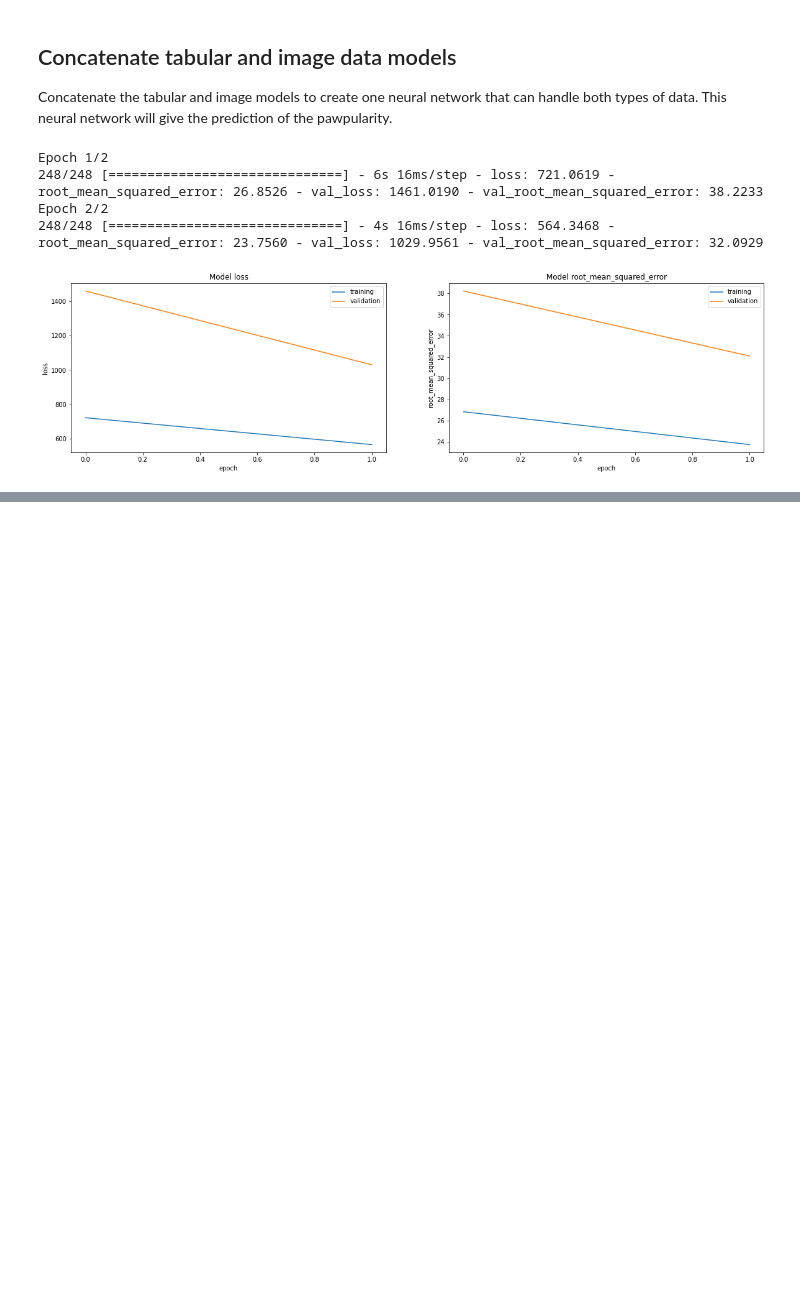
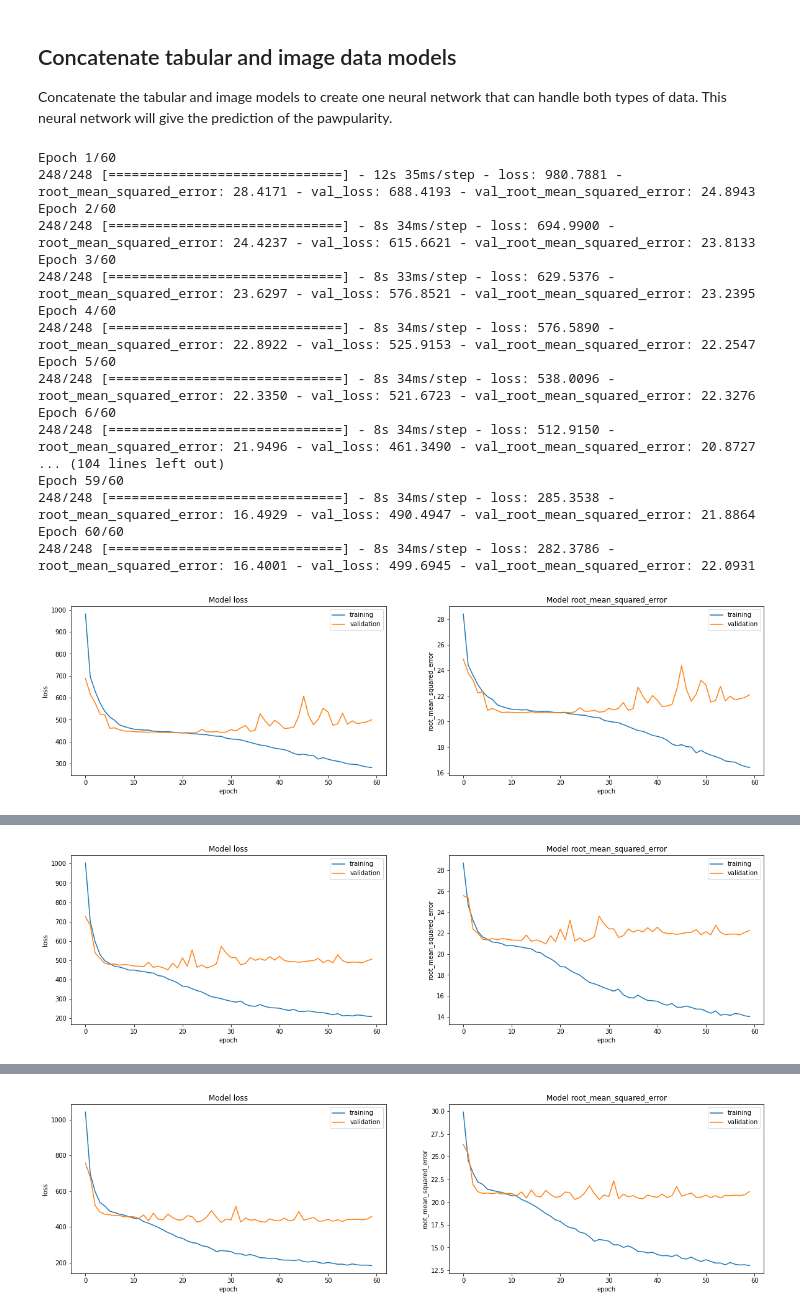
Before and after one commit to ilsefeenstra/CassBenteDemiIlse, a Jupyter notebook: code/Milestone_3/Chapter_9_K_fold.ipynb, the cells around one changed output, grey strips where cells are left out. Drawn from its saved outputs; the diff is of its cells as text; code cells hidden in the pictures; blank space fills up the shorter version.

```diff
--- a/code/Milestone_3/Chapter_9_K_fold.ipynb
+++ b/code/Milestone_3/Chapter_9_K_fold.ipynb
@@ -236,13 +236,13 @@ def build_convol_net(image_size, hidden_nodes):
     model.add(layers.BatchNormalization())
 
     # Create a convolutional layer with relu activation
-    model.add(layers.Dropout(.4))
+    model.add(layers.Dropout(0.4))
     model.add(layers.Conv2D(filters=128, kernel_size=(3,3), activation='relu', padding='same'))
     model.add(layers.MaxPool2D(pool_size=(2,2), strides=2))
     model.add(layers.BatchNormalization())
 
     # Create a convolutional layer with relu activation
-    model.add(layers.Dropout(.4))
+    model.add(layers.Dropout(0.4))
     model.add(layers.Conv2D(filters=256, kernel_size=(3,3), activation='relu', padding='same'))
     model.add(layers.MaxPool2D(pool_size=(2,2), strides=2))
     model.add(layers.BatchNormalization())
@@ -251,12 +251,18 @@ def build_convol_net(image_size, hidden_nodes):
     model.add(layers.Flatten())
 
     # Create a dense layer with relu activations
-    model.add(layers.Dropout(.3))
-    model.add(layers.Dense(units=hidden_nodes, activation="relu"))
+    model.add(layers.Dropout(0.3))
+    model.add(layers.Dense(units=hidden_nodes, activation="relu",
+              kernel_regularizer=regularizers.l2(1e-3),
+              bias_regularizer=regularizers.l2(1e-3),
+              activity_regularizer=regularizers.l2(1e-3)))
 
     # Create a dense layer with relu activations
-    model.add(layers.Dropout(.3))
-    model.add(layers.Dense(units=hidden_nodes, activation="relu"))
+    model.add(layers.Dropout(0.3))
+    model.add(layers.Dense(units=hidden_nodes, activation="relu",
+              kernel_regularizer=regularizers.l2(1e-3),
+              bias_regularizer=regularizers.l2(1e-3),
+              activity_regularizer=regularizers.l2(1e-3)))
 
     return model
 # %%
@@ -305,15 +311,24 @@ def concatenate_models(model1, model2, hidden_nodes):
     concat_input = layers.concatenate([model1.output, model2.output])
 
     # Create hidden layer with relu activation
-    hidden_layer_1 = layers.Dense(hidden_nodes, activation="relu")(concat_input)
+    hidden_layer_1 = layers.Dense(hidden_nodes, activation="relu",
+              kernel_regularizer=regularizers.l2(1e-1),
+              bias_regularizer=regularizers.l2(1e-1),
+              activity_regularizer=regularizers.l2(1e-1))(concat_input)
 
     # Create hidden layer with relu activation
-    drop_out_1 = layers.Dropout(.4)(hidden_layer_1)
-    hidden_layer_2 = layers.Dense(hidden_nodes, activation="relu")(drop_out_1)
+    drop_out_1 = layers.Dropout(0.4)(hidden_layer_1)
+    hidden_layer_2 = layers.Dense(hidden_nodes, activation="relu",
+              kernel_regularizer=regularizers.l2(1e-1),
+              bias_regularizer=regularizers.l2(1e-1),
+              activity_regularizer=regularizers.l2(1e-1))(drop_out_1)
 
     # Create hidden layer with relu activation
-    drop_out_2 = layers.Dropout(.4)(hidden_layer_2)
-    hidden_layer_3 = layers.Dense(hidden_nodes, activation="relu")(drop_out_2)
+    drop_out_2 = layers.Dropout(0.4)(hidden_layer_2)
+    hidden_layer_3 = layers.Dense(hidden_nodes, activation="relu",
+              kernel_regularizer=regularizers.l2(1e-1),
+              bias_regularizer=regularizers.l2(1e-1),
+              activity_regularizer=regularizers.l2(1e-1))(drop_out_2)
 
     # Create output layer
     output_layer = layers.Dense(1, activation=linear_limit)(hidden_layer_3)
@@ -393,36 +407,49 @@ def k_fold(num_folds, x_tabular, y, x_imgs, model1, model2, epochs=20, preproces
 
     # Train and evaluate the model for num-fold times on a different training
     # and validation set each time
     for id_train, id_val in kfold.split(x_indices, y_indices):
 
         # Create subset training and validation data
         x_tabular_train = x_tabular[id_train]
         x_imgs_train = x_imgs[id_train]
         y_train = y[id_train]
 
         x_tabular_val = x_tabular[id_val]
         x_imgs_val = x_imgs[id_val]
         y_val_2 = y[id_val]
 
         # Train and evaluate the model
         concat_model = concatenate_models(model1, model2, hidden_nodes=20)
         train_and_evaluate(concat_model, x_imgs_train, x_tabular_train,
-                           y_train, x_tabular_val, x_imgs_val, y_val_2, epochs=40, preprocess={}, augment={})
+                           y_train, x_tabular_val, x_imgs_val, y_val_2, epochs=60, preprocess={}, augment={})
 
         # Add the train and evaluation loss each time
         train_loss += concat_model.evaluate([x_imgs_train, x_tabular_train], y_train)
         val_loss += concat_model.evaluate([x_imgs_val, x_tabular_val], y_val_2)
 
     # Calculate the average of the train and validation loss
     avg_train_loss = train_loss / num_folds
     avg_val_loss = val_loss / num_folds
 
     return avg_train_loss, avg_val_loss
 
 avg_train_loss, avg_val_loss = k_fold(5, x_tabular, y, x_images, image_NN, tabular_NN)
 # %% [output]
-Epoch 1/2
-248/248 [==============================] - 6s 16ms/step - loss: 721.0619 - root_mean_squared_error: 26.8526 - val_loss: 1461.0190 - val_root_mean_squared_error: 38.2233
-Epoch 2/2
-248/248 [==============================] - 4s 16ms/step - loss: 564.3468 - root_mean_squared_error: 23.7560 - val_loss: 1029.9561 - val_root_mean_squared_error: 32.0929
+Epoch 1/60
+248/248 [==============================] - 12s 35ms/step - loss: 980.7881 - root_mean_squared_error: 28.4171 - val_loss: 688.4193 - val_root_mean_squared_error: 24.8943
+Epoch 2/60
+248/248 [==============================] - 8s 34ms/step - loss: 694.9900 - root_mean_squared_error: 24.4237 - val_loss: 615.6621 - val_root_mean_squared_error: 23.8133
+Epoch 3/60
+248/248 [==============================] - 8s 33ms/step - loss: 629.5376 - root_mean_squared_error: 23.6297 - val_loss: 576.8521 - val_root_mean_squared_error: 23.2395
+Epoch 4/60
+248/248 [==============================] - 8s 34ms/step - loss: 576.5890 - root_mean_squared_error: 22.8922 - val_loss: 525.9153 - val_root_mean_squared_error: 22.2547
+Epoch 5/60
+248/248 [==============================] - 8s 34ms/step - loss: 538.0096 - root_mean_squared_error: 22.3350 - val_loss: 521.6723 - val_root_mean_squared_error: 22.3276
+Epoch 6/60
+248/248 [==============================] - 8s 34ms/step - loss: 512.9150 - root_mean_squared_error: 21.9496 - val_loss: 461.3490 - val_root_mean_squared_error: 20.8727
+... (104 lines left out)
+Epoch 59/60
+248/248 [==============================] - 8s 34ms/step - loss: 285.3538 - root_mean_squared_error: 16.4929 - val_loss: 490.4947 - val_root_mean_squared_error: 21.8864
+Epoch 60/60
+248/248 [==============================] - 8s 34ms/step - loss: 282.3786 - root_mean_squared_error: 16.4001 - val_loss: 499.6945 - val_root_mean_squared_error: 22.0931
-[figure, old version]
+[figure, new version]
@@ -430,0 +473 @@ Validation Accuracy: 32.09292984008789
+[figure, added]
@@ -430,0 +491 @@ Validation Accuracy: 32.09292984008789
+[figure, added]
```
Also changed, not shown: parts of 9 cells of this notebook.
